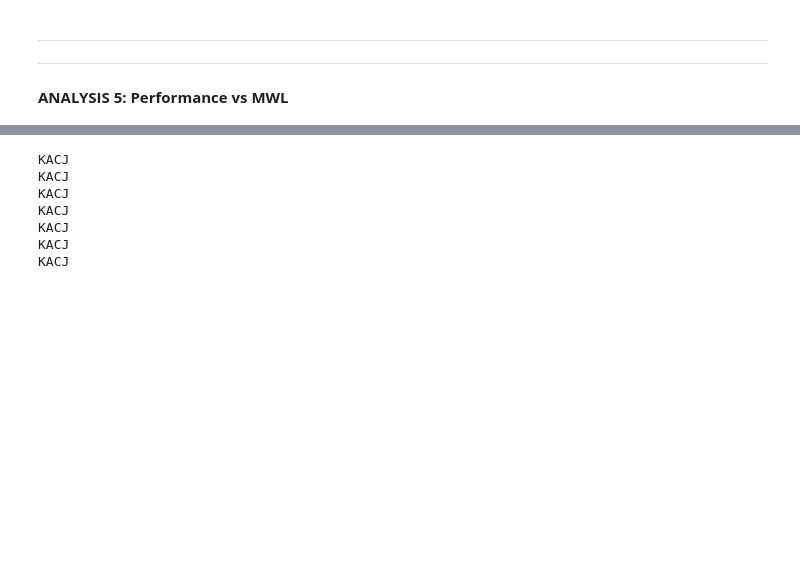
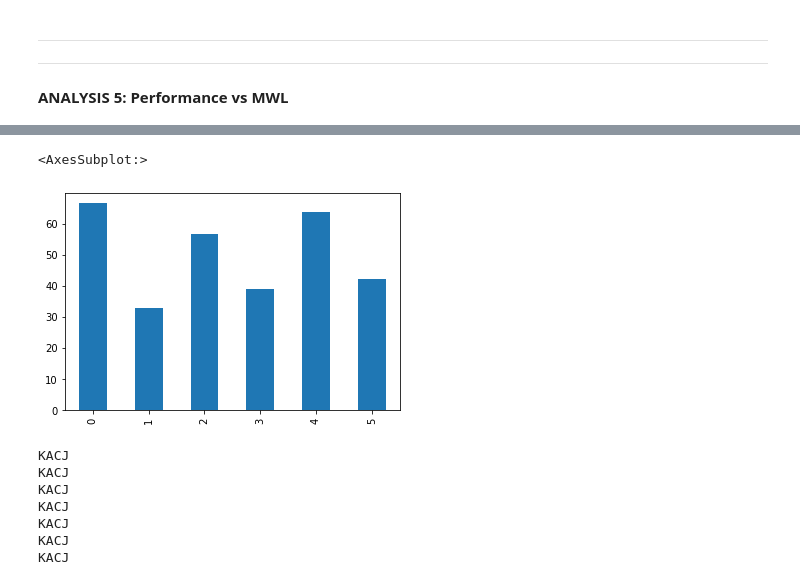
Before and after one commit to ebi-b/MWL-Dataset-Analysis, a Jupyter notebook: first_task_analysis.ipynb, the cells around one changed output, grey strips where cells are left out. Drawn from its saved outputs; the diff is of its cells as text; code cells hidden in the pictures; blank space fills up the shorter version.

```diff
--- a/first_task_analysis.ipynb
+++ b/first_task_analysis.ipynb
@@ -850,5 +920,11 @@ mrq_t_pq = mrq_1_array + mrq_2_array
 # %%
 nasa_r_t_pq = nasa_1_r_array+nasa_2_r_array
+# %%
+nasa_r_t_pq_df=pd.DataFrame(nasa_r_t_pq)
+nasa_r_t_pq_df.mean().plot.bar()
+# %% [output]
+<AxesSubplot:>
+[figure, added]
 # %%
 throughput_t_pq = throughput1_array+throughput2_array
 # %%
```
Also changed, not shown: parts of 59 cells of this notebook, 1 other file.
